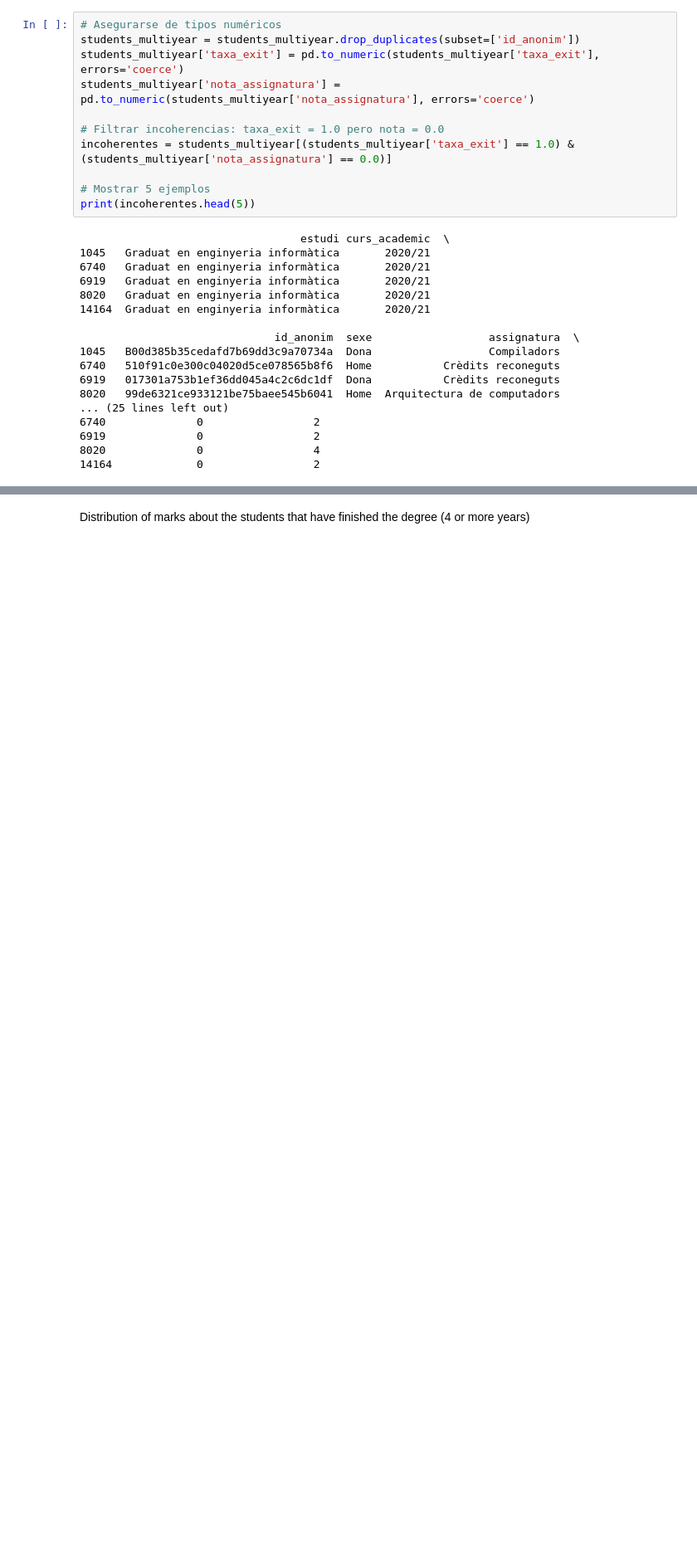
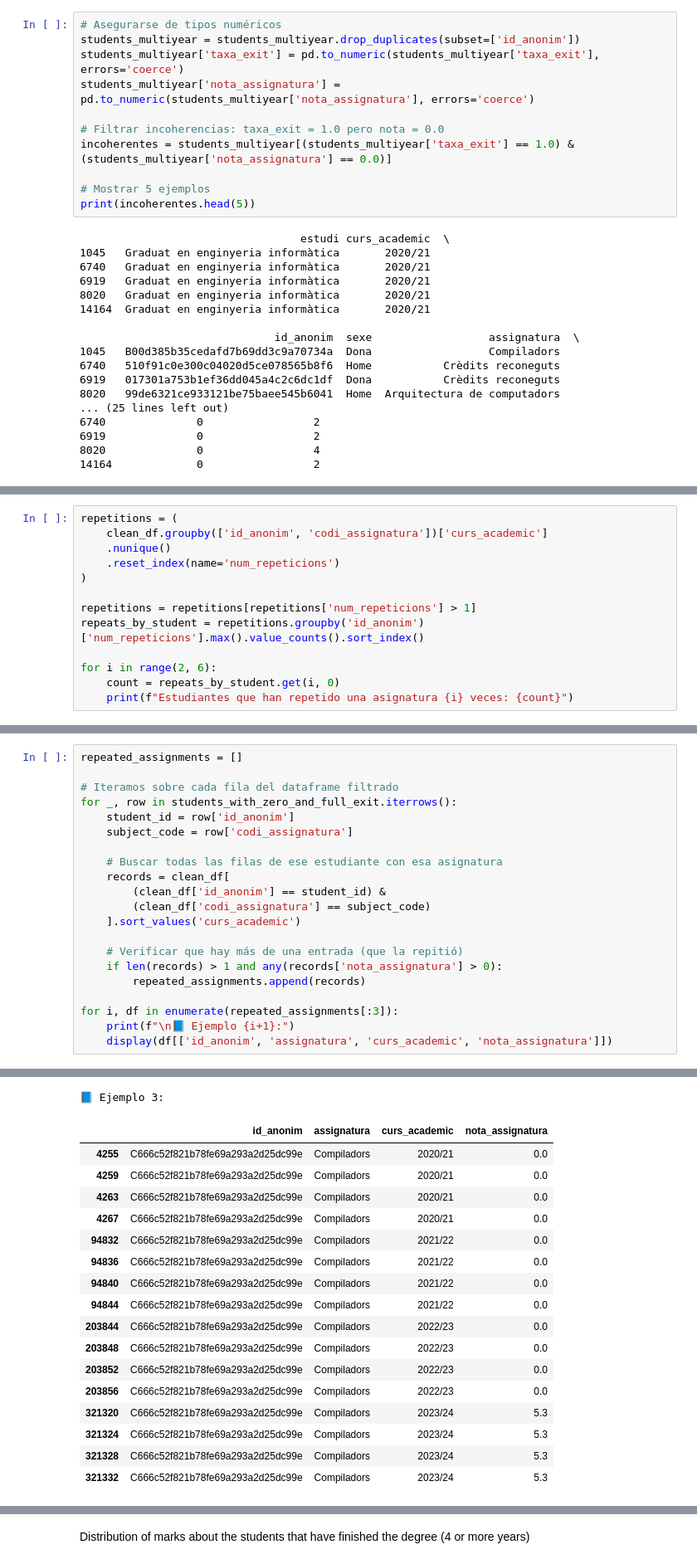
Before and after one commit to laurabolta/Synthesis-Project-I, a Jupyter notebook: Student_plots.ipynb, the cells around one changed output, grey strips where cells are left out. Shown at 83% size. Cells and saved outputs as stored; diff of their text form; blank space fills up the shorter version.

```diff
--- a/Student_plots.ipynb
+++ b/Student_plots.ipynb
@@ -220,0 +272,13 @@ La majoria de gent que té un 0 a les assignatures només han cursat 2 anys.
+# %%
+repetitions = (
+    clean_df.groupby(['id_anonim', 'codi_assignatura'])['curs_academic']
+    .nunique()
+    .reset_index(name='num_repeticions')
+)
+
+repetitions = repetitions[repetitions['num_repeticions'] > 1]
+repeats_by_student = repetitions.groupby('id_anonim')['num_repeticions'].max().value_counts().sort_index()
+
+for i in range(2, 6):
+    count = repeats_by_student.get(i, 0)
+    print(f"Estudiantes que han repetido una asignatura {i} veces: {count}")
@@ -220,0 +290,22 @@ La majoria de gent que té un 0 a les assignatures només han cursat 2 anys.
+# %%
+repeated_assignments = []
+
+# Iteramos sobre cada fila del dataframe filtrado
+for _, row in students_with_zero_and_full_exit.iterrows():
+    student_id = row['id_anonim']
+    subject_code = row['codi_assignatura']
+
+    # Buscar todas las filas de ese estudiante con esa asignatura
+    records = clean_df[
+        (clean_df['id_anonim'] == student_id) &
+        (clean_df['codi_assignatura'] == subject_code)
+    ].sort_values('curs_academic')
+
+    # Verificar que hay más de una entrada (que la repitió)
+    if len(records) > 1 and any(records['nota_assignatura'] > 0):
+        repeated_assignments.append(records)
+
+for i, df in enumerate(repeated_assignments[:3]):
+    print(f"\n📘 Ejemplo {i+1}:")
+    display(df[['id_anonim', 'assignatura', 'curs_academic', 'nota_assignatura']])
+# %% [output]
@@ -220,0 +326,18 @@ La majoria de gent que té un 0 a les assignatures només han cursat 2 anys.
+📘 Ejemplo 3:
+|  | id_anonim | assignatura | curs_academic | nota_assignatura |
+| 4255 | C666c52f821b78fe69a293a2d25dc99e | Compiladors | 2020/21 | 0.0 |
+| 4259 | C666c52f821b78fe69a293a2d25dc99e | Compiladors | 2020/21 | 0.0 |
+| 4263 | C666c52f821b78fe69a293a2d25dc99e | Compiladors | 2020/21 | 0.0 |
+| 4267 | C666c52f821b78fe69a293a2d25dc99e | Compiladors | 2020/21 | 0.0 |
+| 94832 | C666c52f821b78fe69a293a2d25dc99e | Compiladors | 2021/22 | 0.0 |
+| 94836 | C666c52f821b78fe69a293a2d25dc99e | Compiladors | 2021/22 | 0.0 |
+| 94840 | C666c52f821b78fe69a293a2d25dc99e | Compiladors | 2021/22 | 0.0 |
+| 94844 | C666c52f821b78fe69a293a2d25dc99e | Compiladors | 2021/22 | 0.0 |
+| 203844 | C666c52f821b78fe69a293a2d25dc99e | Compiladors | 2022/23 | 0.0 |
+| 203848 | C666c52f821b78fe69a293a2d25dc99e | Compiladors | 2022/23 | 0.0 |
+| 203852 | C666c52f821b78fe69a293a2d25dc99e | Compiladors | 2022/23 | 0.0 |
+| 203856 | C666c52f821b78fe69a293a2d25dc99e | Compiladors | 2022/23 | 0.0 |
+| 321320 | C666c52f821b78fe69a293a2d25dc99e | Compiladors | 2023/24 | 5.3 |
+| 321324 | C666c52f821b78fe69a293a2d25dc99e | Compiladors | 2023/24 | 5.3 |
+| 321328 | C666c52f821b78fe69a293a2d25dc99e | Compiladors | 2023/24 | 5.3 |
+| 321332 | C666c52f821b78fe69a293a2d25dc99e | Compiladors | 2023/24 | 5.3 |
```
Also changed, not shown: parts of 24 cells of this notebook.
